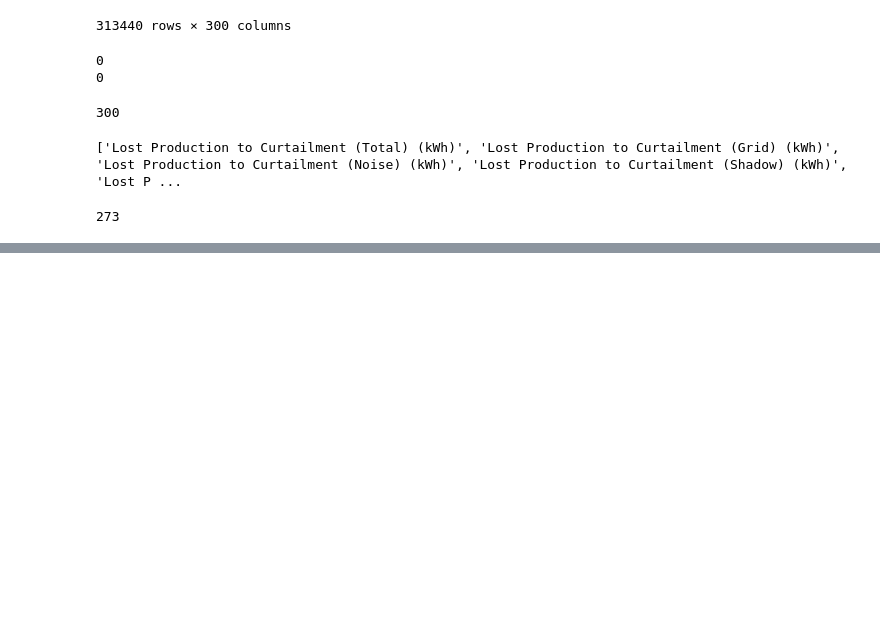
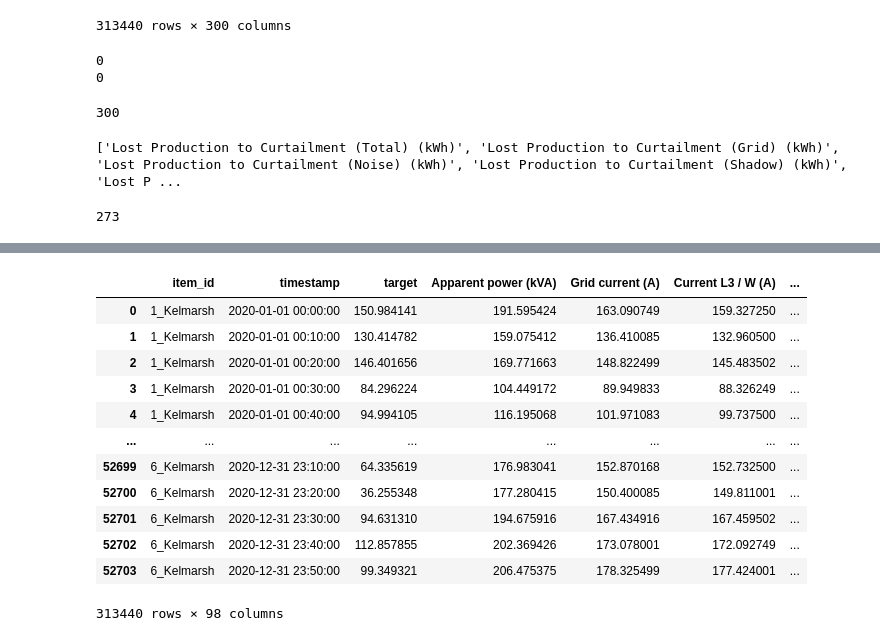
Before and after one commit to rtdip/core, a Jupyter notebook: amos_team_resources/scada/preprocessing/first_scada_preprocessing.ipynb, the cells around one changed output, grey strips where cells are left out. Drawn from its saved outputs; the diff is of its cells as text; code cells hidden in the pictures; blank space fills up the shorter version.

```diff
--- a/amos_team_resources/scada/preprocessing/first_scada_preprocessing.ipynb
+++ b/amos_team_resources/scada/preprocessing/first_scada_preprocessing.ipynb
@@ -198,0 +614,2 @@ result_df.to_parquet("first_prepared_2020_scada.parquet", index=False)
+# %%
+corr = result_df2.select_dtypes(include='number').corr()
@@ -198,0 +631,3 @@ result_df.to_parquet("first_prepared_2020_scada.parquet", index=False)
+# %%
+target_corr = corr["target"].sort_values(ascending=False)
+target_corr
@@ -198,0 +647,3 @@ result_df.to_parquet("first_prepared_2020_scada.parquet", index=False)
+# %%
+filtered_corr = target_corr[target_corr.abs() > 0.6]
+filtered_corr
@@ -198,0 +663,20 @@ result_df.to_parquet("first_prepared_2020_scada.parquet", index=False)
+# %%
+columns_to_keep = ["item_id", "timestamp"]
+columns_to_keep.extend(filtered_corr.keys())
+result_df3 = result_df2[columns_to_keep]
+# %%
+result_df3
+# %% [output]
+|  | item_id | timestamp | target | Apparent power (kVA) | Grid current (A) | Current L3 / W (A) | ... |
+| 0 | 1_Kelmarsh | 2020-01-01 00:00:00 | 150.984141 | 191.595424 | 163.090749 | 159.327250 | ... |
+| 1 | 1_Kelmarsh | 2020-01-01 00:10:00 | 130.414782 | 159.075412 | 136.410085 | 132.960500 | ... |
+| 2 | 1_Kelmarsh | 2020-01-01 00:20:00 | 146.401656 | 169.771663 | 148.822499 | 145.483502 | ... |
+| 3 | 1_Kelmarsh | 2020-01-01 00:30:00 | 84.296224 | 104.449172 | 89.949833 | 88.326249 | ... |
+| 4 | 1_Kelmarsh | 2020-01-01 00:40:00 | 94.994105 | 116.195068 | 101.971083 | 99.737500 | ... |
+| ... | ... | ... | ... | ... | ... | ... | ... |
+| 52699 | 6_Kelmarsh | 2020-12-31 23:10:00 | 64.335619 | 176.983041 | 152.870168 | 152.732500 | ... |
+| 52700 | 6_Kelmarsh | 2020-12-31 23:20:00 | 36.255348 | 177.280415 | 150.400085 | 149.811001 | ... |
+| 52701 | 6_Kelmarsh | 2020-12-31 23:30:00 | 94.631310 | 194.675916 | 167.434916 | 167.459502 | ... |
+| 52702 | 6_Kelmarsh | 2020-12-31 23:40:00 | 112.857855 | 202.369426 | 173.078001 | 172.092749 | ... |
+| 52703 | 6_Kelmarsh | 2020-12-31 23:50:00 | 99.349321 | 206.475375 | 178.325499 | 177.424001 | ... |
+313440 rows × 98 columns
```
Also changed, not shown: parts of 143 cells of this notebook, 2 other files.
